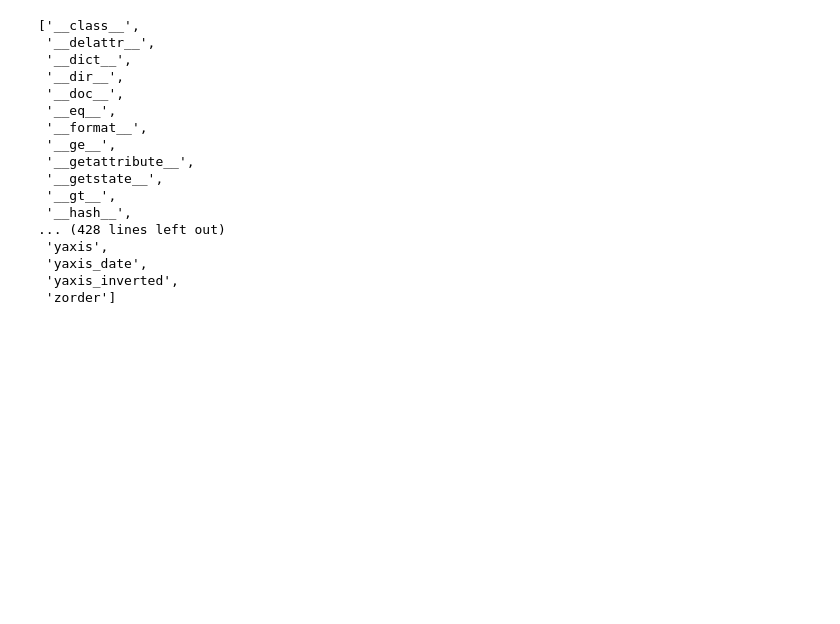
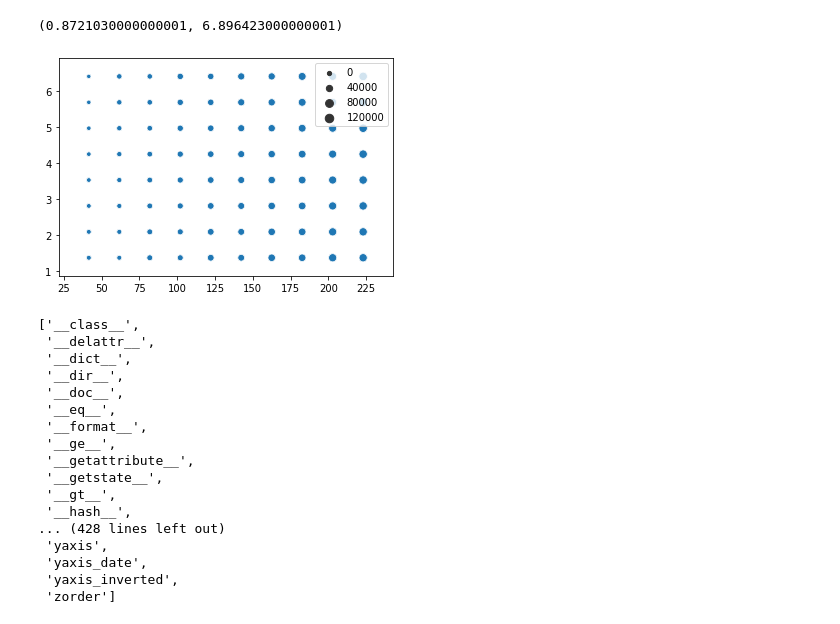
Before and after one commit to kakusikun/SPOS-pytorch, a Jupyter notebook: src/notebook/try Darwin.ipynb, the cells around one changed output. Drawn from its saved outputs; the diff is of its cells as text; code cells hidden in the pictures; blank space fills up the shorter version.

```diff
--- a/src/notebook/try Darwin.ipynb
+++ b/src/notebook/try Darwin.ipynb
@@ -76,3 +53,11 @@ ax.set_ylim(bottom=ymin-0.5, top=ymax+0.5)
+# %%
+size = 10000
+ax = sns.scatterplot(x=evolve_map[size:,2], y=evolve_map[size:,3], size=list(range(0, 10*size, 10)))
+ax.set_xlim(left=xmin-20, right=xmax+20)
+ax.set_ylim(bottom=ymin-0.5, top=ymax+0.5)
+# %% [output]
+(0.8721030000000001, 6.896423000000001)
+[figure, added]
 # %%
 dir(ax)
 # %% [output]
```
Also changed, not shown: parts of 11 cells of this notebook.
